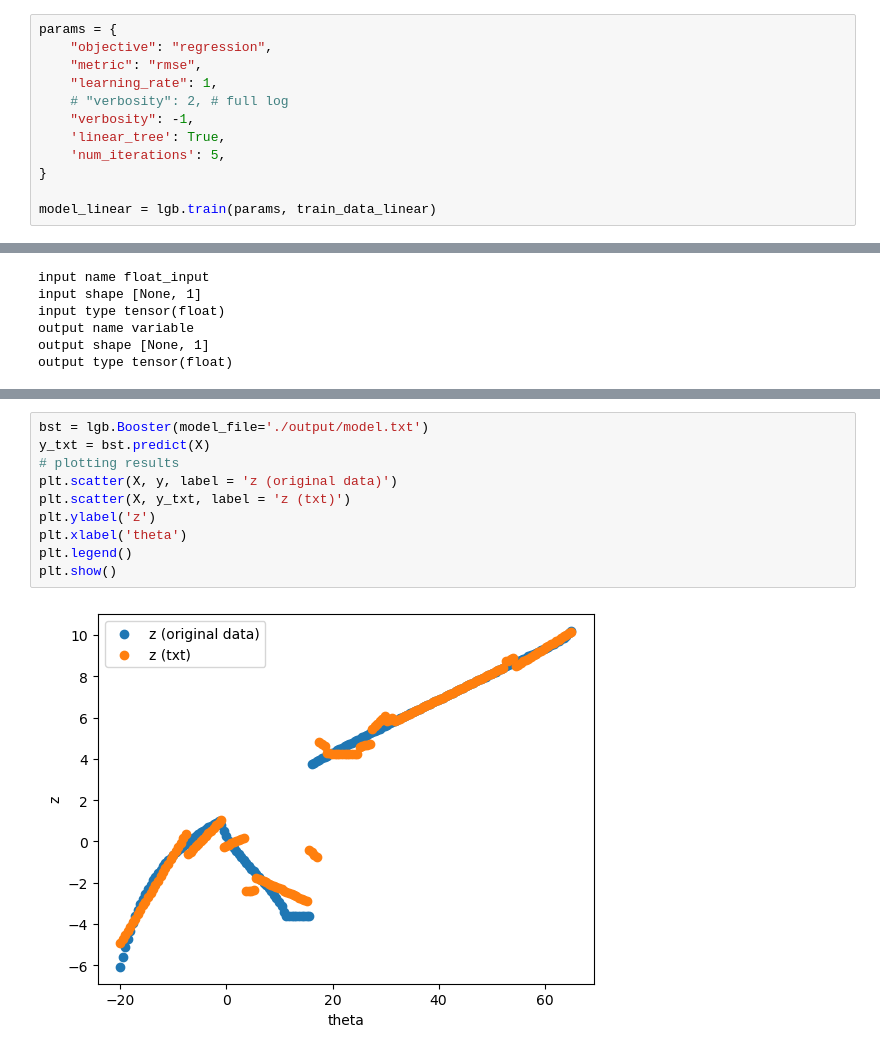
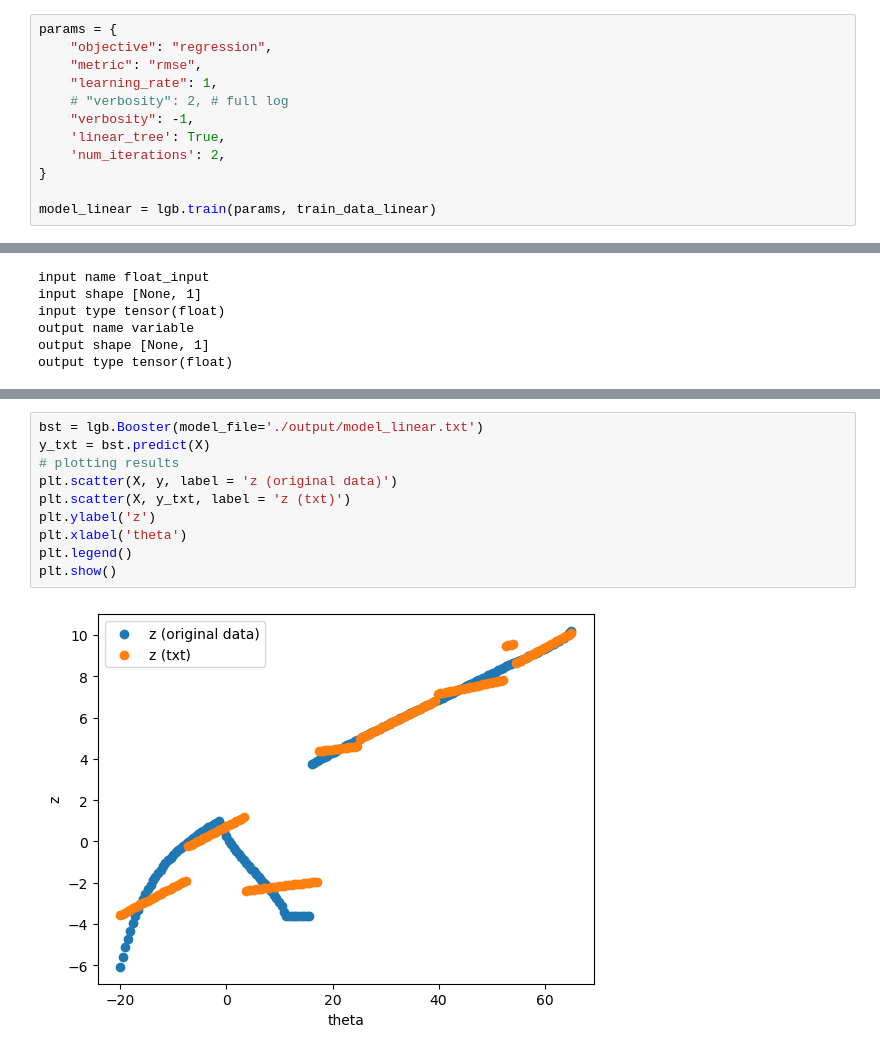
Before and after one commit to linshumeng/OMLT_ML, a Jupyter notebook: LightGBM_dataset.ipynb, the cells around one changed output, grey strips where cells are left out. Cells and saved outputs as stored; diff of their text form.

```diff
--- a/LightGBM_dataset.ipynb
+++ b/LightGBM_dataset.ipynb
@@ -44,7 +47,7 @@ params = {
     # "verbosity": 2, # full log
     "verbosity": -1,
     'linear_tree': True,
-    'num_iterations': 5,
+    'num_iterations': 2,
 }
 
 model_linear = lgb.train(params, train_data_linear)
@@ -141,12 +124,12 @@ node {
 # %%
-bst = lgb.Booster(model_file='./output/model.txt')
+bst = lgb.Booster(model_file='./output/model_linear.txt')
 y_txt = bst.predict(X)
 # plotting results
 plt.scatter(X, y, label = 'z (original data)')
 plt.scatter(X, y_txt, label = 'z (txt)')
 plt.ylabel('z')
 plt.xlabel('theta')
 plt.legend()
 plt.show()
 # %% [output]
-[figure, old version]
+[figure, new version]
```
Also changed, not shown: parts of 9 cells of this notebook, 2 other files.
